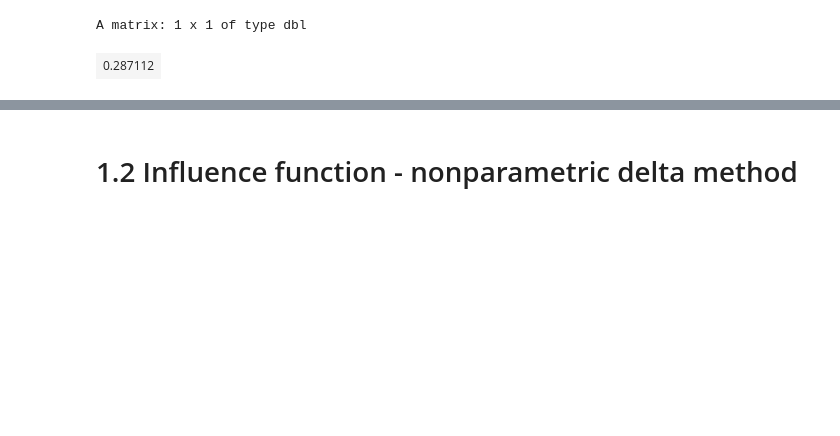
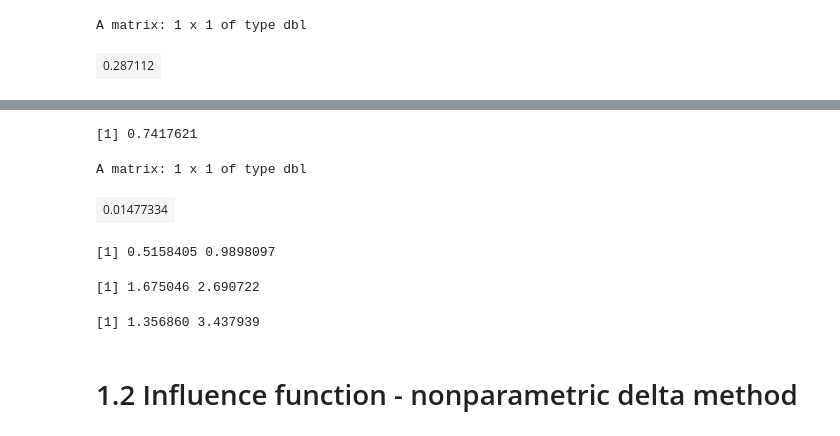
Before and after one commit to HoaPham119/Master, a Jupyter notebook: Cac_PP_Boostrap/R_script/thuchanh3.ipynb, the cells around one changed output, grey strips where cells are left out. Cells and saved outputs as stored; diff of their text form; code cells hidden in the pictures; blank space fills up the shorter version.

```diff
--- a/Cac_PP_Boostrap/R_script/thuchanh3.ipynb
+++ b/Cac_PP_Boostrap/R_script/thuchanh3.ipynb
@@ -297,3 +412,34 @@ ci
+# %%
+# Trung bình của mẫu
+mu = log(mean(cao)/mean(thap))
+var = var_delta_method_th3_cauc(thap = thap, cao = cao)
+mu
+var
+# %% [output]
+[1] 0.7417621
+A matrix: 1 x 1 of type dbl
+| 0.01477334 |
+# %%
+# Khi này ta tính được Z*
+z_boot = (mu_boot - mu)/sqrt(var_boot)
+# Khi đó hai phân vị mẫu thứ 0.025 và 0.975 là:
+z_qt_095 <- sort(z_boot)[floor(nR*c(1 - 0.05/2 , 0.05/2))]
+# z_qt_095
+# Như vậy khoảng tin cậy bootstrap studentized 95% cho trung bình ứng suất của 1 mẫu là:
+se_mu <- as.numeric(sqrt(var))
+ci <- mu - se_mu*z_qt_095
+ci
+# %% [output]
+[1] 0.5158405 0.9898097
+# %%
+exp(ci)
+# %% [output]
+[1] 1.675046 2.690722
+# %%
+# Kết quả câu b
+c(1.35685980844063, 3.43793900601988)
+# %% [output]
+[1] 1.356860 3.437939
 # %% [markdown]
 # 1.2 Influence function - nonparametric delta method
 # %%
```
Also changed, not shown: parts of 44 cells of this notebook, 9 other files.
